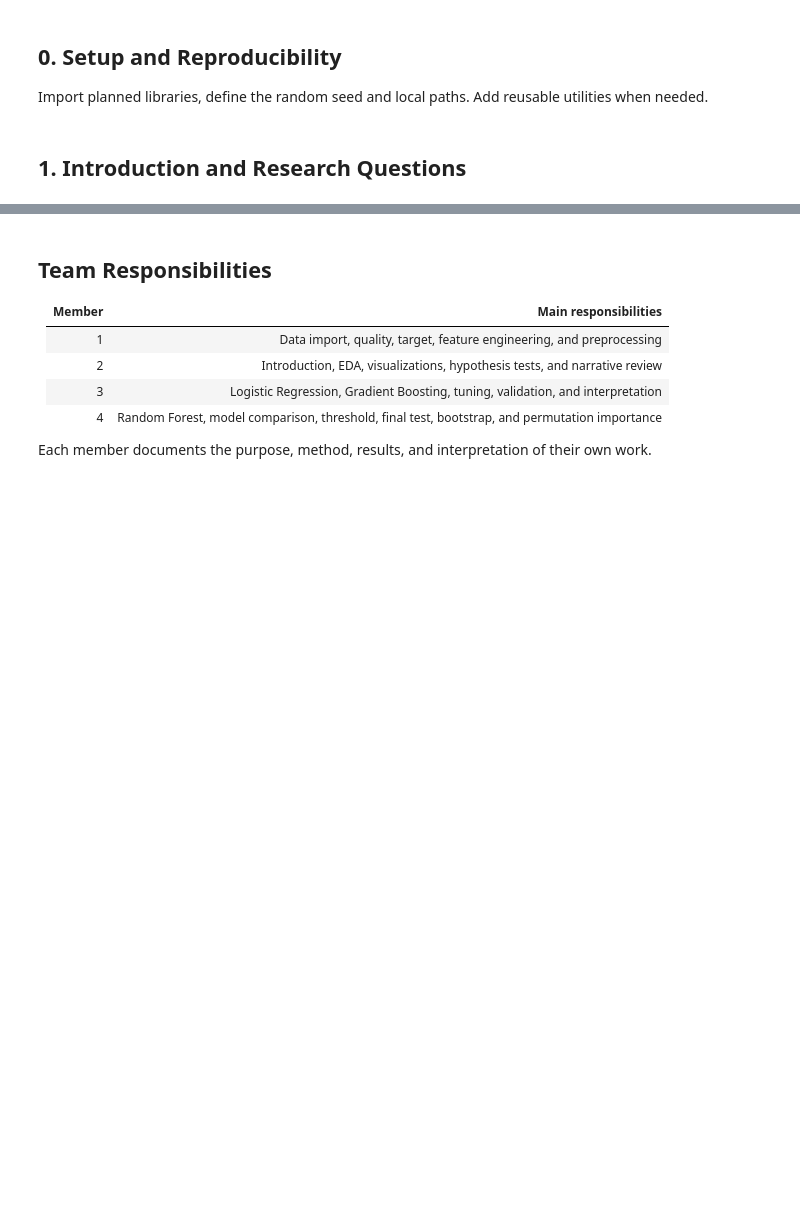
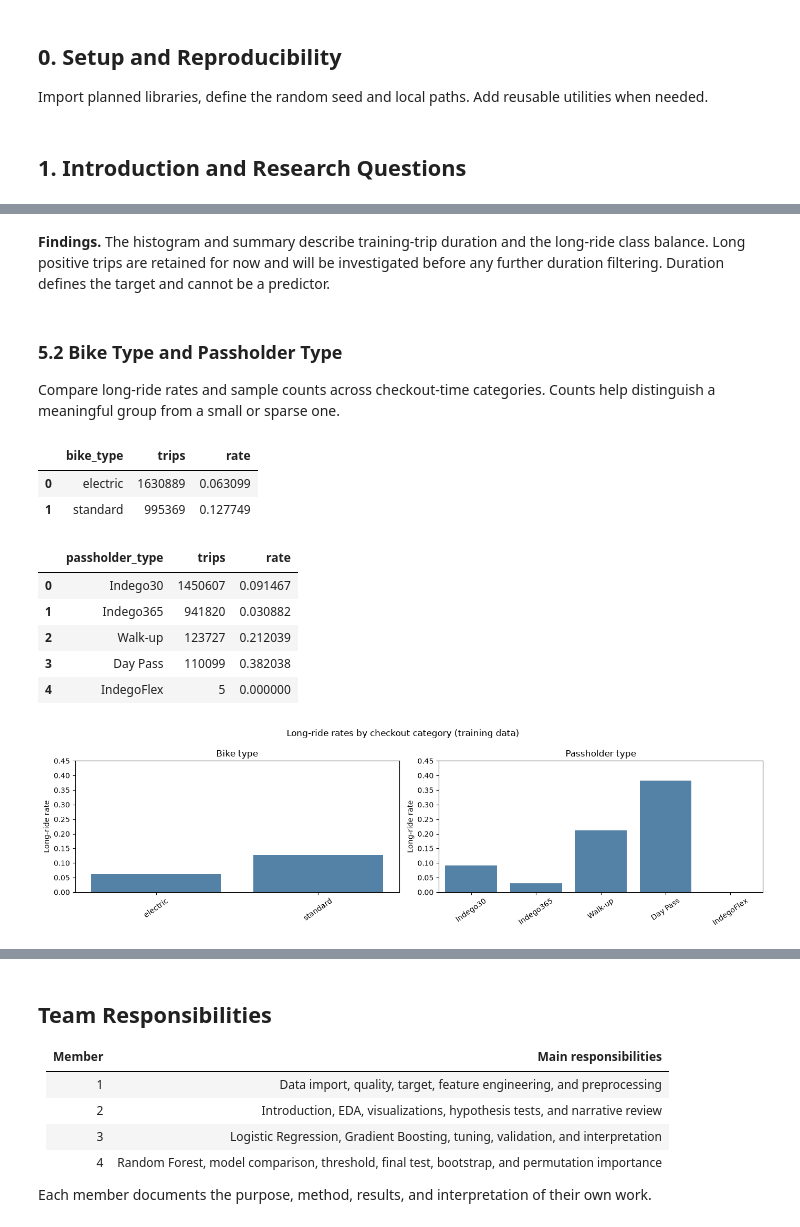
Before and after one commit to GeraintG/CIS_5450_Indigo_Data, a Jupyter notebook: indego_trips_analysis.ipynb, the cells around one changed output, grey strips where cells are left out. Drawn from its saved outputs; the diff is of its cells as text; code cells hidden in the pictures; blank space fills up the shorter version.

```diff
--- a/indego_trips_analysis.ipynb
+++ b/indego_trips_analysis.ipynb
@@ -175,0 +319,28 @@ Examine start-station counts, rates, and coordinates; require adequate station s
+# %% [markdown]
+**Findings.** The histogram and summary describe training-trip duration and the long-ride class balance. Long positive trips are retained for now and will be investigated before any further duration filtering. Duration defines the target and cannot be a predictor.
+# %% [markdown]
+### 5.2 Bike Type and Passholder Type
+
+Compare long-ride rates and sample counts across checkout-time categories. Counts help distinguish a meaningful group from a small or sparse one.
+# %%
+fig, axes = plt.subplots(1, 2, figsize=(14, 4))
+for ax, col, title in zip(axes, ["bike_type", "passholder_type"], ["Bike type", "Passholder type"]):
+    rates = (train_data.group_by(col).agg(pl.len().alias("trips"), pl.col("long_ride").mean().alias("rate"))
+             .sort("trips", descending=True).to_pandas())
+    sns.barplot(data=rates, x=col, y="rate", color="blue", ax=ax)
+    ax.set(title=title, xlabel="", ylabel="Long-ride rate")
+    ax.tick_params(axis="x", rotation=30)
+    display(rates[[col, "trips", "rate"]])
+fig.suptitle("Long-ride rates(training data)")
+plt.show()
+# %% [output]
+|  | bike_type | trips | rate |
+| 0 | electric | 1630889 | 0.063099 |
+| 1 | standard | 995369 | 0.127749 |
+|  | passholder_type | trips | rate |
+| 0 | Indego30 | 1450607 | 0.091467 |
+| 1 | Indego365 | 941820 | 0.030882 |
+| 2 | Walk-up | 123727 | 0.212039 |
+| 3 | Day Pass | 110099 | 0.382038 |
+| 4 | IndegoFlex | 5 | 0.000000 |
+[figure, added]
```
Also changed, not shown: parts of 126 cells of this notebook, 1 other file.
